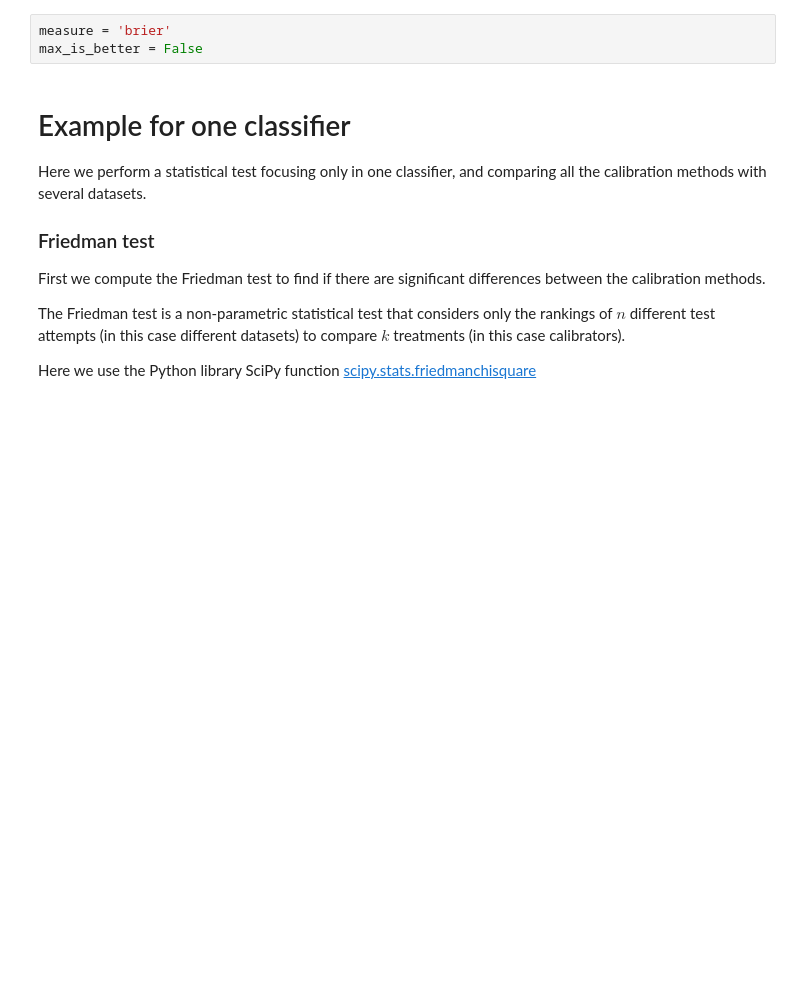
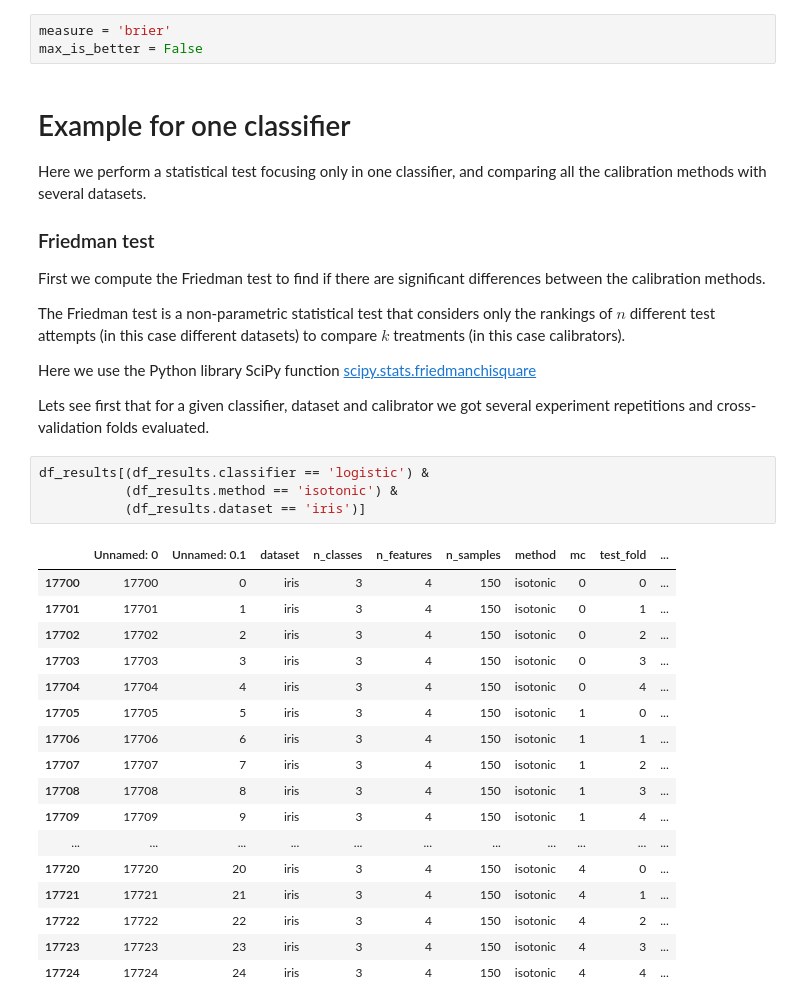
Before and after one commit to classifier-calibration/hands_on, a Jupyter notebook: notebooks/4_pipeline_train_evaluate.ipynb, the cells around one changed output. Saved outputs shown, nothing was run; the diff lists cells and outputs as text; blank space fills up the shorter version.

```diff
--- a/notebooks/4_pipeline_train_evaluate.ipynb
+++ b/notebooks/4_pipeline_train_evaluate.ipynb
@@ -94,3 +100,27 @@ First we compute the Friedman test to find if there are significant differences
 The Friedman test is a non-parametric statistical test that considers only the rankings of $n$ different test attempts (in this case different datasets) to compare $k$ treatments (in this case calibrators).
 
 Here we use the Python library SciPy function [scipy.stats.friedmanchisquare](https://docs.scipy.org/doc/scipy/reference/generated/scipy.stats.friedmanchisquare.html)
+
+Lets see first that for a given classifier, dataset and calibrator we got several experiment repetitions and cross-validation folds evaluated.
+# %%
+df_results[(df_results.classifier == 'logistic') &
+           (df_results.method == 'isotonic') &
+           (df_results.dataset == 'iris')]
+# %% [output]
+|  | Unnamed: 0 | Unnamed: 0.1 | dataset | n_classes | n_features | n_samples | method | mc | test_fold | ... |
+| 17700 | 17700 | 0 | iris | 3 | 4 | 150 | isotonic | 0 | 0 | ... |
+| 17701 | 17701 | 1 | iris | 3 | 4 | 150 | isotonic | 0 | 1 | ... |
+| 17702 | 17702 | 2 | iris | 3 | 4 | 150 | isotonic | 0 | 2 | ... |
+| 17703 | 17703 | 3 | iris | 3 | 4 | 150 | isotonic | 0 | 3 | ... |
+| 17704 | 17704 | 4 | iris | 3 | 4 | 150 | isotonic | 0 | 4 | ... |
+| 17705 | 17705 | 5 | iris | 3 | 4 | 150 | isotonic | 1 | 0 | ... |
+| 17706 | 17706 | 6 | iris | 3 | 4 | 150 | isotonic | 1 | 1 | ... |
+| 17707 | 17707 | 7 | iris | 3 | 4 | 150 | isotonic | 1 | 2 | ... |
+| 17708 | 17708 | 8 | iris | 3 | 4 | 150 | isotonic | 1 | 3 | ... |
+| 17709 | 17709 | 9 | iris | 3 | 4 | 150 | isotonic | 1 | 4 | ... |
+| ... | ... | ... | ... | ... | ... | ... | ... | ... | ... | ... |
+| 17720 | 17720 | 20 | iris | 3 | 4 | 150 | isotonic | 4 | 0 | ... |
+| 17721 | 17721 | 21 | iris | 3 | 4 | 150 | isotonic | 4 | 1 | ... |
+| 17722 | 17722 | 22 | iris | 3 | 4 | 150 | isotonic | 4 | 2 | ... |
+| 17723 | 17723 | 23 | iris | 3 | 4 | 150 | isotonic | 4 | 3 | ... |
+| 17724 | 17724 | 24 | iris | 3 | 4 | 150 | isotonic | 4 | 4 | ... |
```
Also changed, not shown: parts of 38 cells of this notebook, 1 other file.
